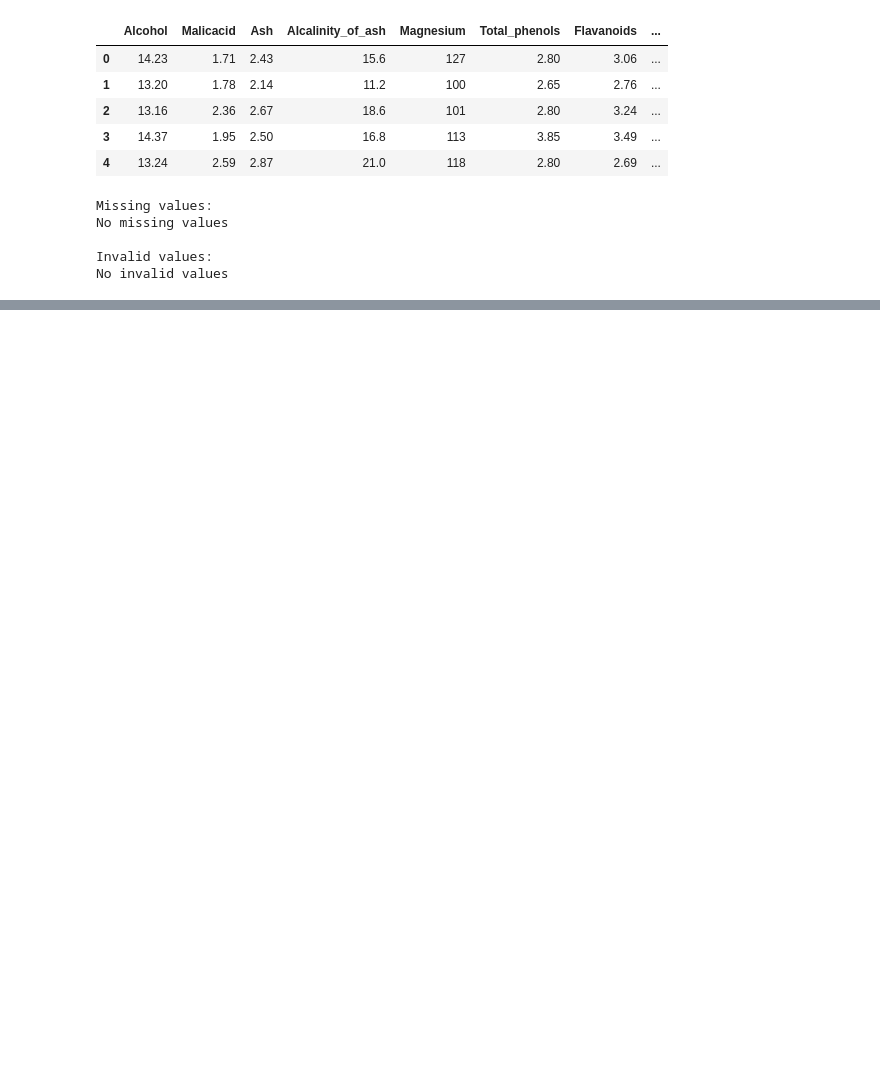
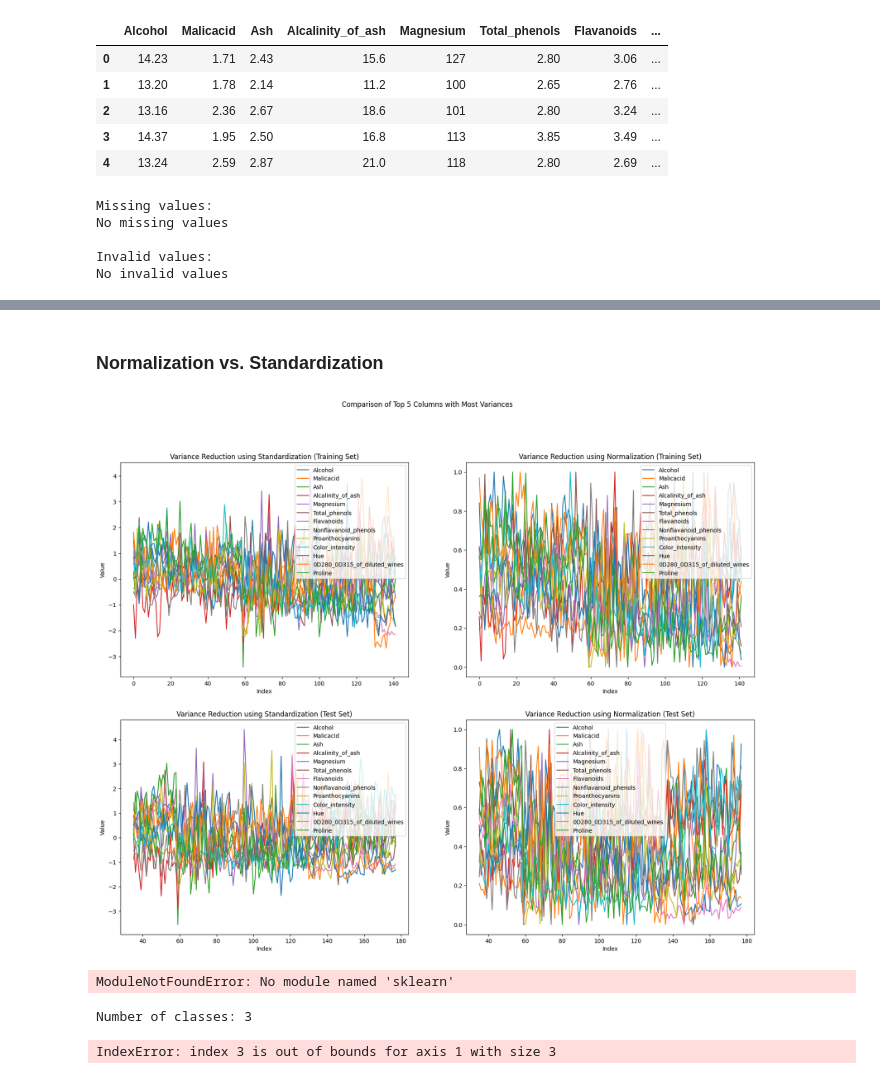
Before and after one commit to rafflezs/Atividades-Mestrado-ICMC, a Jupyter notebook: DeepLearning/Projeto-1-MLP/src/wine_classification.ipynb, the cells around one changed output, grey strips where cells are left out. Saved outputs shown, nothing was run; the diff lists cells and outputs as text; code cells hidden in the pictures; blank space fills up the shorter version.

```diff
--- a/DeepLearning/Projeto-1-MLP/src/wine_classification.ipynb
+++ b/DeepLearning/Projeto-1-MLP/src/wine_classification.ipynb
@@ -56,0 +57,39 @@ No invalid values
+# %%
+X, y = wine_df.drop('class', axis=1), wine_df['class']
+X_train, y_train, X_test, y_test = X[:int(len(X)*0.8)], y[:int(len(y)*0.8)], X[int(len(X)*0.2):], y[int(len(y)*0.2):]
+# %%
+std_train_df = (X_train - X_train.mean()) / X_train.std()
+std_test_df = (X_test - X_test.mean()) / X_test.std()
+norm_train_df = (X_train - X_train.min()) / (X_train.max() - X_train.min())
+norm_test_df = (X_test - X_test.min()) / (X_test.max() - X_test.min())
+# %% [markdown]
+### Normalization vs. Standardization
+# %%
+# Plot the columns in std_df and norm_df side by side
+fig, axes = plt.subplots(2, 2, figsize=(20, 15))
+
+fig.suptitle('Comparison of Top 5 Columns with Most Variances')
+
+std_train_df.plot.line(ax=axes[0, 0])
+axes[0][0].set_title('Variance Reduction using Standardization (Training Set)')
+axes[0][0].set_xlabel('Index')
+axes[0][0].set_ylabel('Value')
+
+norm_train_df.plot.line(ax=axes[0, 1])
+axes[0][1].set_title('Variance Reduction using Normalization (Training Set)')
+axes[0][1].set_xlabel('Index')
+axes[0][1].set_ylabel('Value')
+
+std_test_df.plot.line(ax=axes[1, 0])
+axes[1][0].set_title('Variance Reduction using Standardization (Test Set)')
+axes[1][0].set_xlabel('Index')
+axes[1][0].set_ylabel('Value')
+
+norm_test_df.plot.line(ax=axes[1, 1])
+axes[1][1].set_title('Variance Reduction using Normalization (Test Set)')
+axes[1][1].set_xlabel('Index')
+axes[1][1].set_ylabel('Value')
+
+plt.show()
+# %% [output]
+[figure, added]
@@ -56,0 +103,11 @@ No invalid values
+# %%
+from sklearn.preprocessing import LabelEncoder
+import numpy as np
+
+# Function for one-hot encoding
+def one_hot_encode(y, num_classes):
+    one_hot = np.zeros((y.size, num_classes))
+    one_hot[np.arange(y.size), y] = 1
+    return one_hot
+# %% [output]
+ModuleNotFoundError: No module named 'sklearn'
@@ -56,0 +118,8 @@ No invalid values
+# %%
+num_classes = y.nunique()
+print(f'Number of classes: {num_classes}')
+y_train_one_hot = one_hot_encode(y_train_encoded, num_classes)
+y_test_one_hot = one_hot_encode(y_test_encoded, num_classes)
+# %% [output]
+Number of classes: 3
+IndexError: index 3 is out of bounds for axis 1 with size 3
```
Also changed, not shown: parts of 17 cells of this notebook, 20 other files.
